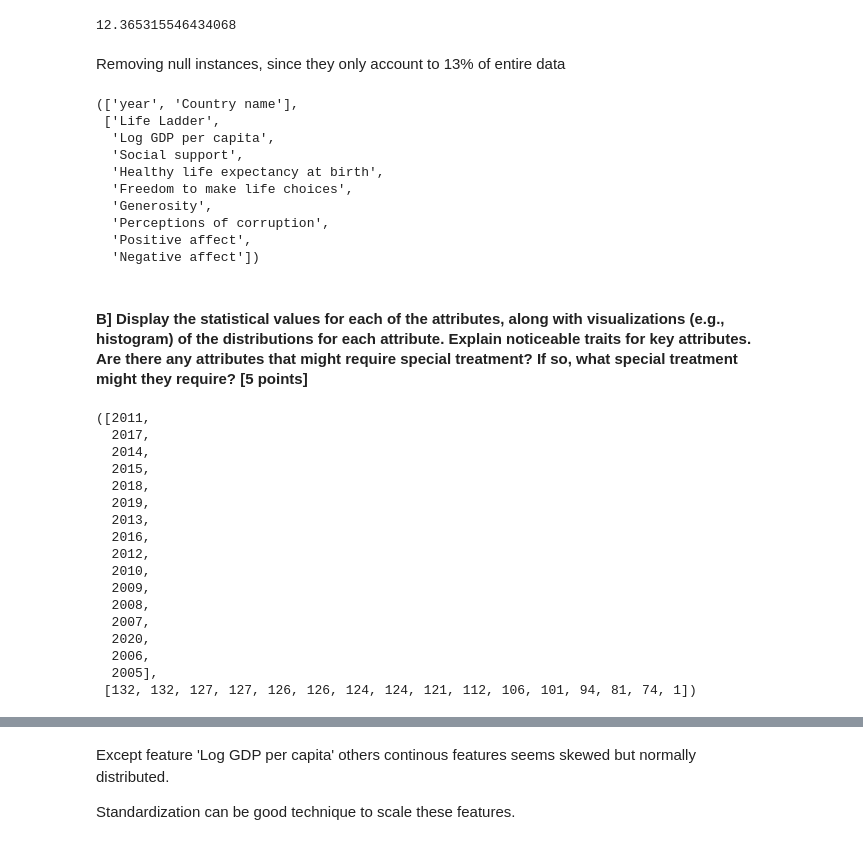
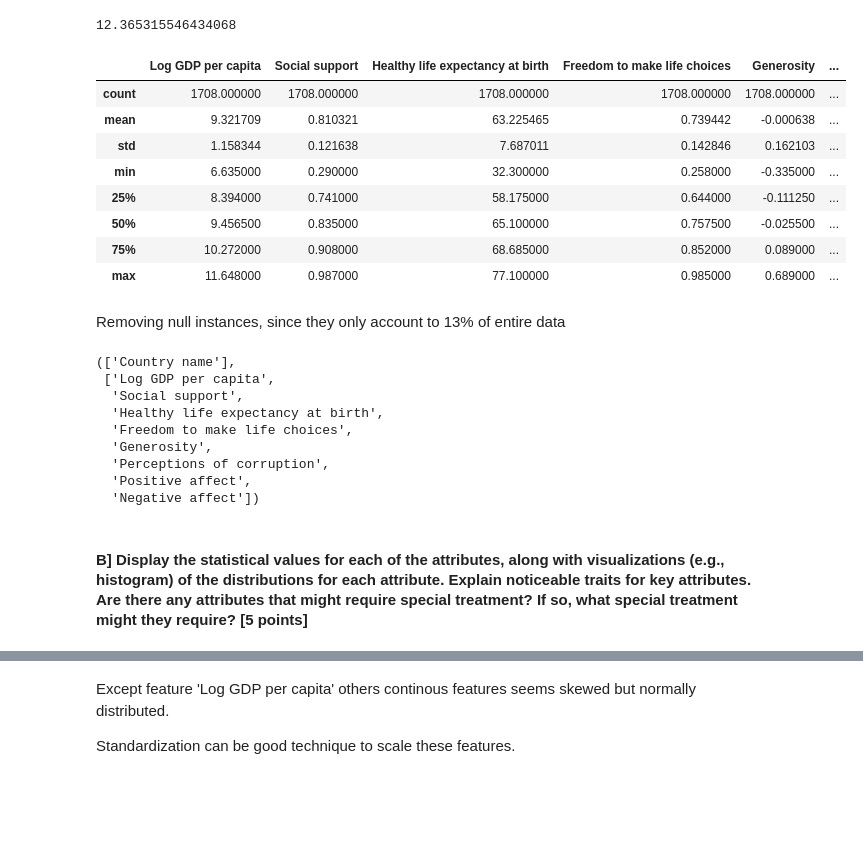
Before and after one commit to Abhishek2019/Applied-Machine-Learning, a Jupyter notebook: Assignment 1/Q1/AML_Assignment_1.ipynb, the cells around one changed output, grey strips where cells are left out. Cells and saved outputs as stored; diff of their text form; code cells hidden in the pictures; blank space fills up the shorter version.

```diff
--- a/Assignment 1/Q1/Assignment_1.ipynb
+++ b/Assignment 1/Q1/AML_Assignment_1.ipynb
@@ -93,17 +93,28 @@ memory usage: 146.9+ KB
 (data_orig.shape[0]-data.shape[0])*100 / data_orig.shape[0]
 # %% [output]
 12.365315546434068
+# %%
+data.describe()
+# %% [output]
+|  | Log GDP per capita | Social support | Healthy life expectancy at birth | Freedom to make life choices | Generosity | ... |
+| count | 1708.000000 | 1708.000000 | 1708.000000 | 1708.000000 | 1708.000000 | ... |
+| mean | 9.321709 | 0.810321 | 63.225465 | 0.739442 | -0.000638 | ... |
+| std | 1.158344 | 0.121638 | 7.687011 | 0.142846 | 0.162103 | ... |
+| min | 6.635000 | 0.290000 | 32.300000 | 0.258000 | -0.335000 | ... |
+| 25% | 8.394000 | 0.741000 | 58.175000 | 0.644000 | -0.111250 | ... |
+| 50% | 9.456500 | 0.835000 | 65.100000 | 0.757500 | -0.025500 | ... |
+| 75% | 10.272000 | 0.908000 | 68.685000 | 0.852000 | 0.089000 | ... |
+| max | 11.648000 | 0.987000 | 77.100000 | 0.985000 | 0.689000 | ... |
 # %% [markdown]
 Removing null instances, since they only account to 13% of entire data
 # %%
-categorical_attr = ['year','Country name']
+categorical_attr = ['Country name']
 cont_attr = [i for i in data.columns if i not in categorical_attr]
 
 categorical_attr,cont_attr
 # %% [output]
-(['year', 'Country name'],
- ['Life Ladder',
-  'Log GDP per capita',
+(['Country name'],
+ ['Log GDP per capita',
   'Social support',
   'Healthy life expectancy at birth',
   'Freedom to make life choices',
@@ -116,26 +127,6 @@ categorical_attr,cont_attr
 # %%
 import matplotlib.pyplot as plt
 import numpy as np
-# %%
-list(data['year'].value_counts().index), list(data['year'].value_counts())
-# %% [output]
-([2011,
-  2017,
-  2014,
-  2015,
-  2018,
-  2019,
-  2013,
-  2016,
-  2012,
-  2010,
-  2009,
-  2008,
-  2007,
-  2020,
-  2006,
-  2005],
- [132, 132, 127, 127, 126, 126, 124, 124, 121, 112, 106, 101, 94, 81, 74, 1])
 # %%
 
 for col in data.columns:
```
Also changed, not shown: parts of 15 cells of this notebook.
